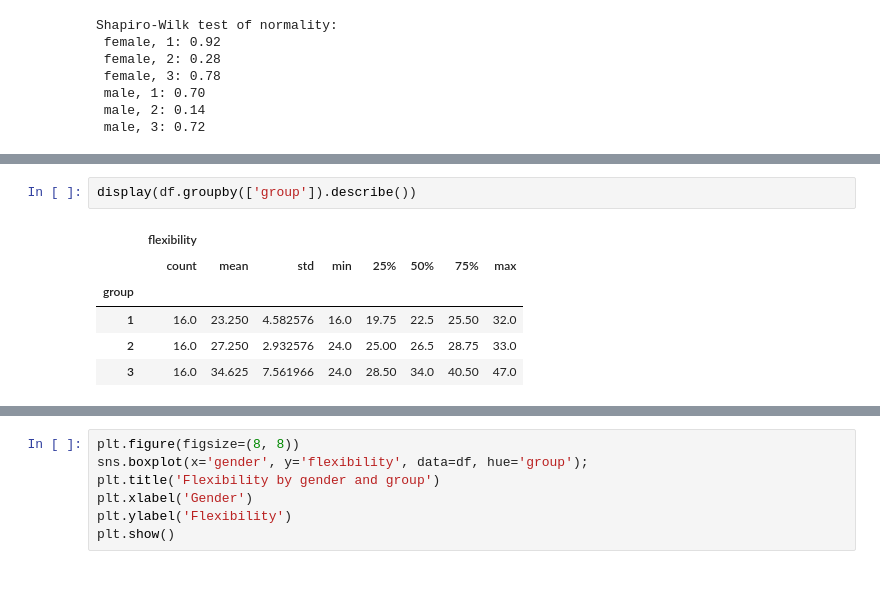
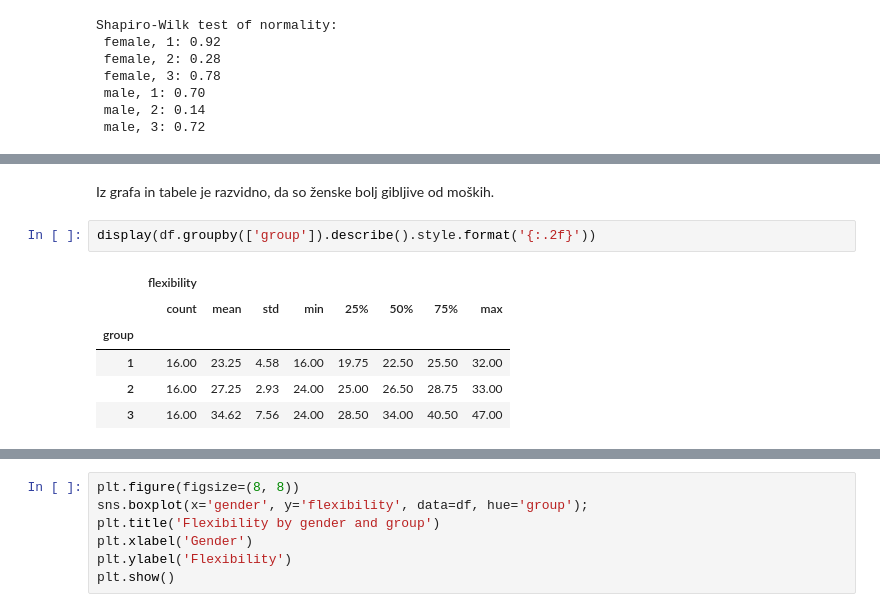
Before and after one commit to jkovse-fsp/statistika-vaje, a Jupyter notebook: Vaja_4_2_Analiza_variance.ipynb, the cells around one changed output, grey strips where cells are left out. Drawn from its saved outputs; the diff is of its cells as text; blank space fills up the shorter version.

```diff
--- a/Vaja_4_2_Analiza_variance.ipynb
+++ b/Vaja_4_2_Analiza_variance.ipynb
@@ -51,9 +65,11 @@ display(df.groupby(['gender']).describe().drop(columns='group'))
+# %% [markdown]
+Iz grafa in tabele je razvidno, da so ženske bolj gibljive od moških.
 # %%
-display(df.groupby(['group']).describe())
+display(df.groupby(['group']).describe().style.format('{:.2f}'))
 # %% [output]
 |  | flexibility |  |  |  |  |  |  |  |
 |  | count | mean | std | min | 25% | 50% | 75% | max |
 | group |  |  |  |  |  |  |  |  |
-| 1 | 16.0 | 23.250 | 4.582576 | 16.0 | 19.75 | 22.5 | 25.50 | 32.0 |
-| 2 | 16.0 | 27.250 | 2.932576 | 24.0 | 25.00 | 26.5 | 28.75 | 33.0 |
-| 3 | 16.0 | 34.625 | 7.561966 | 24.0 | 28.50 | 34.0 | 40.50 | 47.0 |
+| 1 | 16.00 | 23.25 | 4.58 | 16.00 | 19.75 | 22.50 | 25.50 | 32.00 |
+| 2 | 16.00 | 27.25 | 2.93 | 24.00 | 25.00 | 26.50 | 28.75 | 33.00 |
+| 3 | 16.00 | 34.62 | 7.56 | 24.00 | 28.50 | 34.00 | 40.50 | 47.00 |
```
Also changed, not shown: parts of 8 cells of this notebook, 19 other files.
